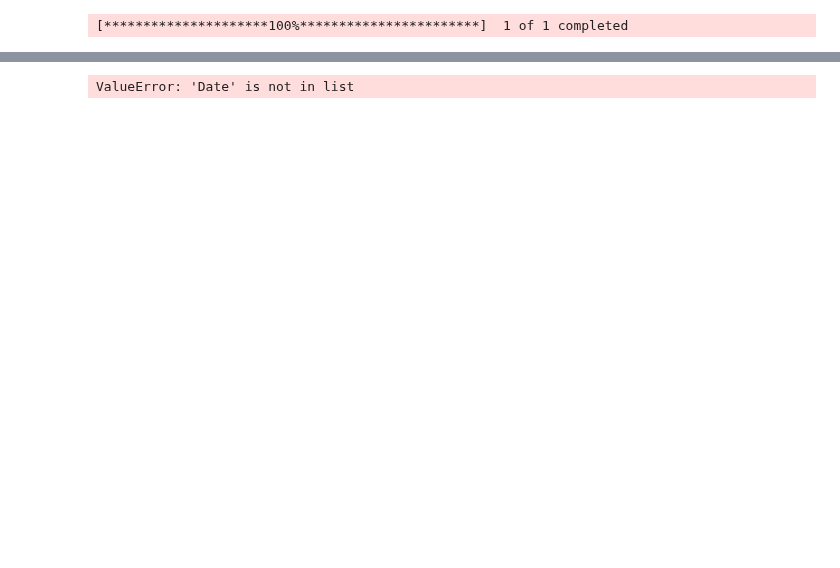
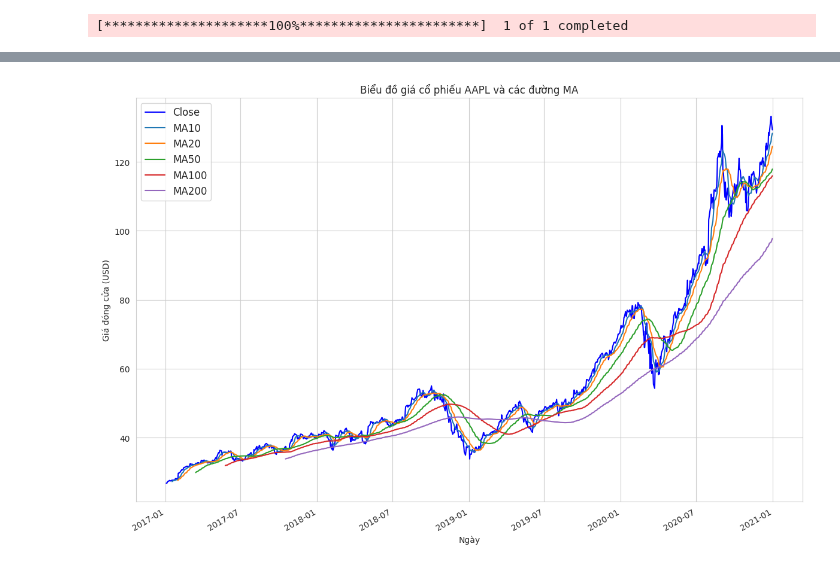
Before and after one commit to baotram19/UEH-KTLT-ECO25, a Jupyter notebook: Buoi05_16092025/fin_eda.ipynb, the cells around one changed output, grey strips where cells are left out. Drawn from its saved outputs; the diff is of its cells as text; code cells hidden in the pictures; blank space fills up the shorter version.

```diff
--- a/Buoi05_16092025/fin_eda.ipynb
+++ b/Buoi05_16092025/fin_eda.ipynb
@@ -11,8 +14,16 @@ start = dt.datetime(2017, 1, 1)
 # %%
-df = yf.download("AAPL", start=start, end=end)
+# Thiết lập khoảng thời gian và phong cách biểu đồ
+sns.set_style('whitegrid')
+start = dt.datetime(2017, 1, 1)
+end = dt.datetime(2021, 1, 1)
+
+# Tải dữ liệu từ Yahoo Finance
+# df = web.DataReader('AAPL', start, end)
+df = yf.download('AAPL', start=start, end=end)
+df = df.xs('AAPL', axis=1, level='Ticker')
 # %% [output]
 [*********************100%***********************]  1 of 1 completed
 # %%
-import yfinance as yf
-import datetime as dt
+df.to_csv('AAPL.csv')
+df = pd.read_csv('AAPL.csv', parse_dates=True, index_col='Date')
 # %%
@@ -23,5 +46,32 @@ ValueError: 'Date' is not in list
 # %%
-df.to_csv('AAPL.csv', index_label='Date')
-df2 = pd.read_csv('AAPL.csv', index_col='Date', parse_dates=True)
+# Làm sạch dữ liệu
+df = df.dropna()
+df = df[df['Close'] != 0]
+
+# Tính các đường trung bình động
+df['MA10'] = df['Close'].rolling(window=10).mean()
+df['MA20'] = df['Close'].rolling(window=20).mean()
+df['MA50'] = df['Close'].rolling(window=50).mean()
+df['MA100'] = df['Close'].rolling(window=100).mean()
+df['MA200'] = df['Close'].rolling(window=200).mean()
+
+# Vẽ biểu đồ giá đóng cửa và các đường MA
+plt.figure(figsize=(12, 8))
+plt.plot(df['Close'], label='Close', color='blue')
+plt.plot(df['MA10'], label='MA10')
+plt.plot(df['MA20'], label='MA20')
+plt.plot(df['MA50'], label='MA50')
+plt.plot(df['MA100'], label='MA100')
+plt.plot(df['MA200'], label='MA200')
+
+# Thiết lập nhãn và tiêu đề
+plt.title('Biểu đồ giá cổ phiếu AAPL và các đường MA')
+plt.xlabel('Ngày')
+plt.ylabel('Giá đóng cửa (USD)')
+plt.legend(loc='upper left', fontsize=12)
+plt.gcf().autofmt_xdate()
+plt.tight_layout()
+plt.savefig('AAPL_plot.png', dpi=300)
+plt.show()
 # %% [output]
-ValueError: 'Date' is not in list
+[figure, added]
```
Also changed, not shown: parts of 3 cells of this notebook.
